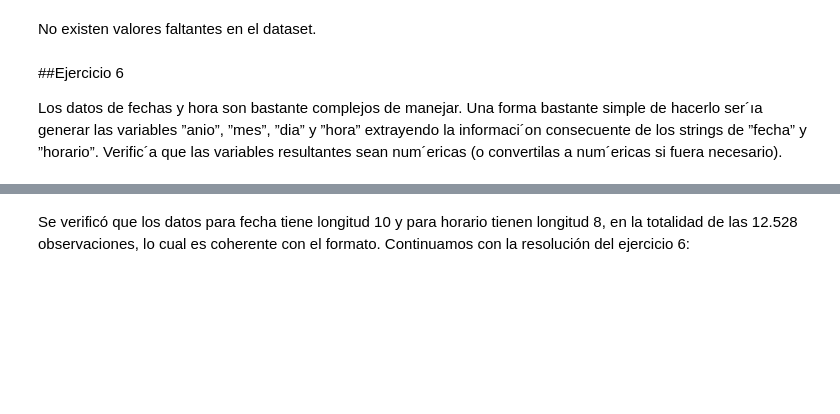
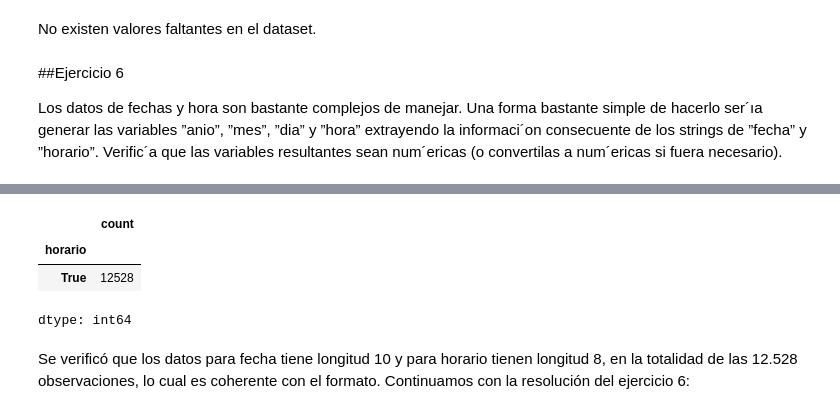
Before and after one commit to davidpalacio1/TP-1-LDD, a Jupyter notebook: TP_bicis.ipynb, the cells around one changed output, grey strips where cells are left out. Drawn from its saved outputs; the diff is of its cells as text; code cells hidden in the pictures; blank space fills up the shorter version.

```diff
--- a/TP_bicis.ipynb
+++ b/TP_bicis.ipynb
@@ -263,3 +263,16 @@ Interpretación: Todas las horas deberían tener longitud 8 (formato HH:MM:SS).
+# %%
+# Para hora, en las posiciones 2 y 5 debo tener dos puntos:
+
+
+(
+    (datos_limpios["horario"].str[2] == ":") &
+    (datos_limpios["horario"].str[5] == ":")
+).value_counts()
+# %% [output]
+|  | count |
+| horario |  |
+| True | 12528 |
+dtype: int64
 # %% [markdown]
 Se verificó que los datos para fecha tiene longitud 10 y para horario tienen longitud 8, en la totalidad de las 12.528 observaciones, lo cual es coherente con el formato. Continuamos con la resolución del ejercicio 6:
 # %%
```
Also changed, not shown: parts of 4 cells of this notebook.
